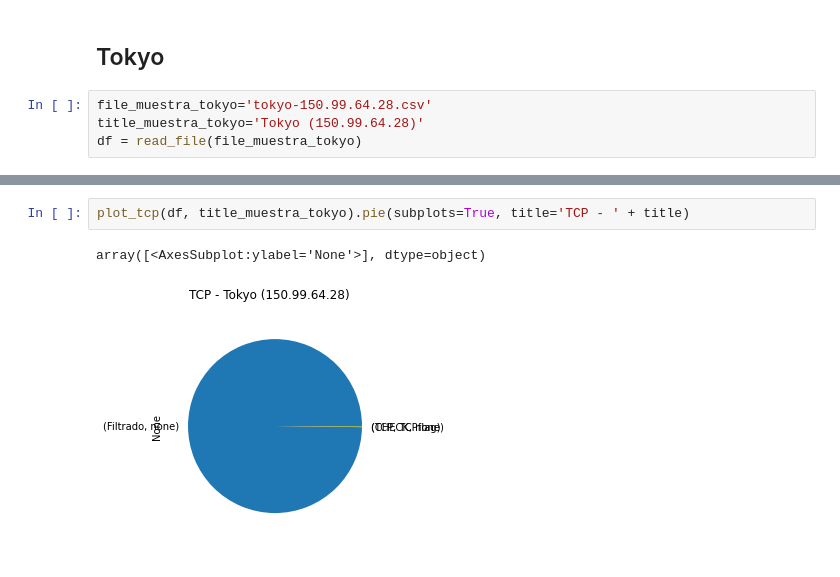
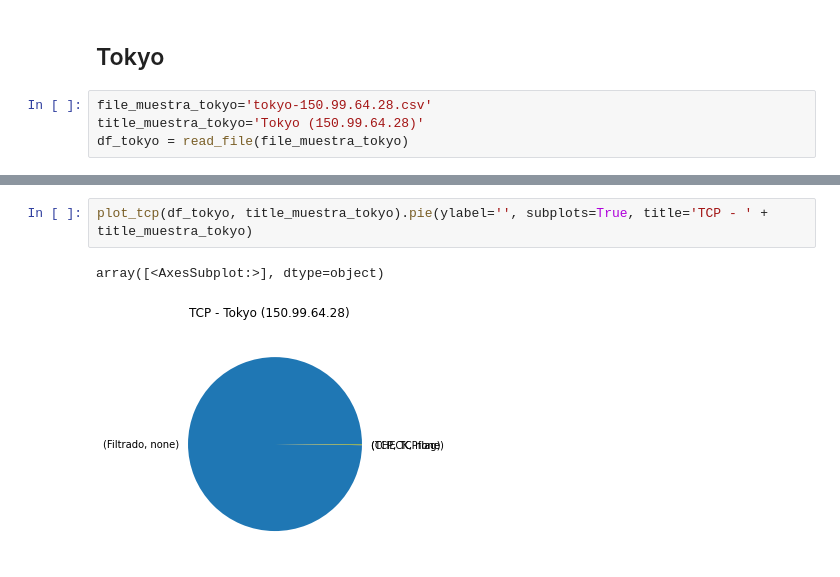
Before and after one commit to mcel98/tdc-tp3, a Jupyter notebook: experimentacion.ipynb, the cells around one changed output, grey strips where cells are left out. Drawn from its saved outputs; the diff is of its cells as text.

```diff
--- a/experimentacion.ipynb
+++ b/experimentacion.ipynb
@@ -39,4 +39,4 @@ array([<AxesSubplot:ylabel='None'>], dtype=object)
 # %%
 file_muestra_tokyo='tokyo-150.99.64.28.csv'
 title_muestra_tokyo='Tokyo (150.99.64.28)'
-df = read_file(file_muestra_tokyo)
+df_tokyo = read_file(file_muestra_tokyo)
@@ -48,5 +48,5 @@ plot_udp(df, title_muestra_tokyo)
 # %%
-plot_tcp(df, title_muestra_tokyo).pie(subplots=True, title='TCP - ' + title)
+plot_tcp(df_tokyo, title_muestra_tokyo).pie(ylabel='', subplots=True, title='TCP - ' + title_muestra_tokyo)
 # %% [output]
-array([<AxesSubplot:ylabel='None'>], dtype=object)
+array([<AxesSubplot:>], dtype=object)
-[figure, old version]
+[figure, new version]
```
Also changed, not shown: parts of 5 cells of this notebook.
